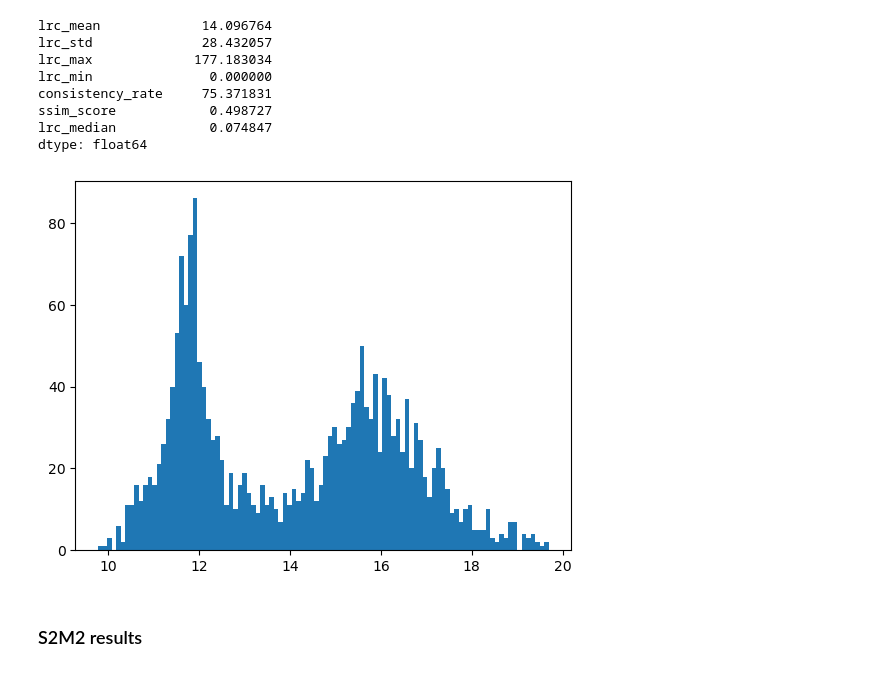
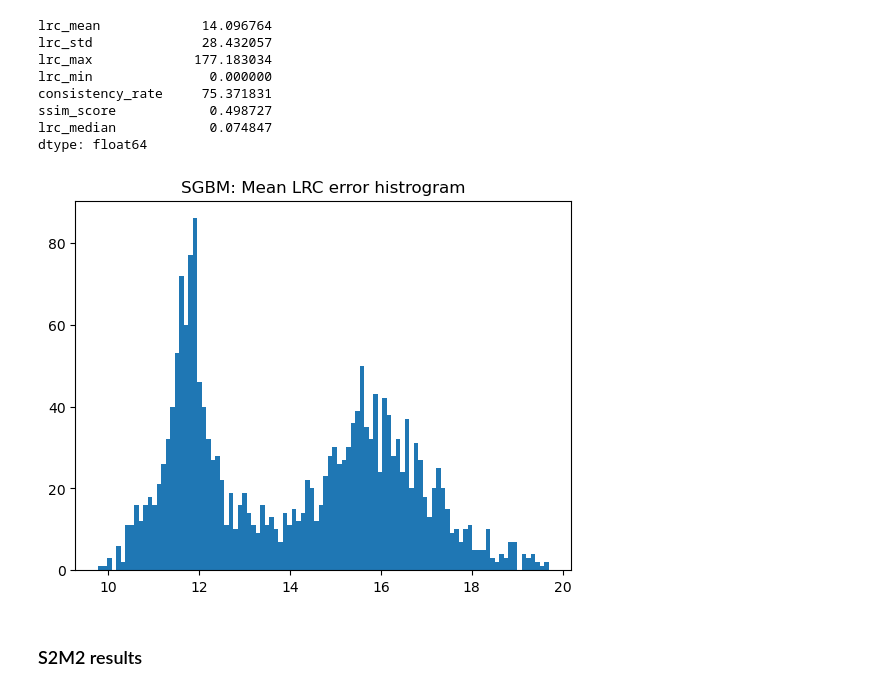
Before and after one commit to ONS-BOUSBIH/robotic-surgical-vision-thesis, a Jupyter notebook: notebooks/metrics_evaluation/setero_matching_evaluation.ipynb, the cells around one changed output. Drawn from its saved outputs; the diff is of its cells as text; code cells hidden in the pictures.

```diff
--- a/notebooks/metrics_evaluation/setero_matching_evaluation.ipynb
+++ b/notebooks/metrics_evaluation/setero_matching_evaluation.ipynb
@@ -179,9 +180,10 @@ lrc_median            0.074847
 dtype: float64
 # %%
 plt.hist(df['lrc_mean'], bins=100)
+plt.title('SGBM: Mean LRC error histrogram')
 plt.show()
 # %% [output]
-[figure, old version]
+[figure, new version]
 # %% [markdown]
 ### S2M2 results
 # %% [markdown]
```
Also changed, not shown: parts of 13 cells of this notebook, 3 other files.
